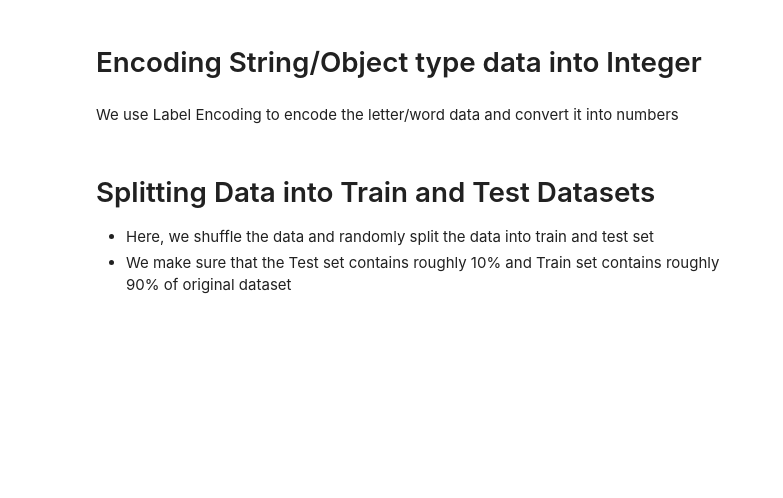
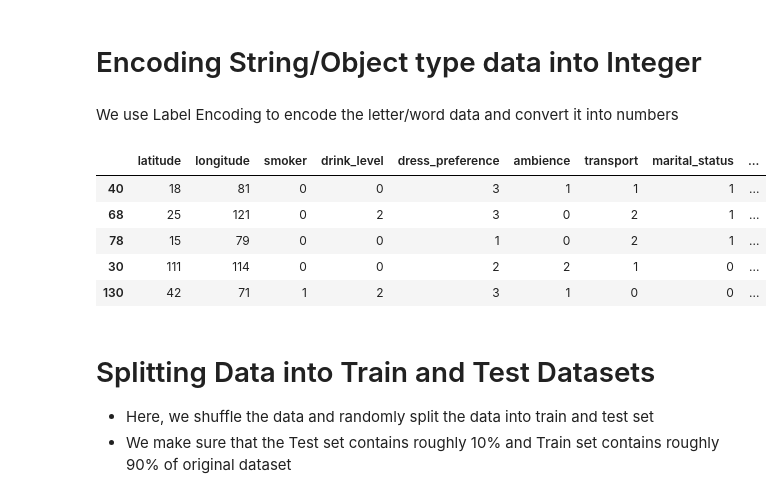
Before and after one commit to navneetkrc/Recommender_systems, a Jupyter notebook: Restaurant Recommender/Collaborative_Filtering_restaurants.ipynb, the cells around one changed output. Cells and saved outputs as stored; diff of their text form; code cells hidden in the pictures; blank space fills up the shorter version.

Commit message:
restaurant data

```diff
--- a/Restaurant Recommender/Collaborative_Filtering_restaurants.ipynb
+++ b/Restaurant Recommender/Collaborative_Filtering_restaurants.ipynb
@@ -303,6 +289,15 @@ data['color'] = le.fit_transform(data['color'])
 data['budget'] = le.fit_transform(data['budget'])
 data['longitude'] = le.fit_transform(data['longitude'])
 data['latitude'] = le.fit_transform(data['latitude'])
+# %%
+data.head() #This shows the transformed dataset
+# %% [output]
+|  | latitude | longitude | smoker | drink_level | dress_preference | ambience | transport | marital_status | ... |
+| 40 | 18 | 81 | 0 | 0 | 3 | 1 | 1 | 1 | ... |
+| 68 | 25 | 121 | 0 | 2 | 3 | 0 | 2 | 1 | ... |
+| 78 | 15 | 79 | 0 | 0 | 1 | 0 | 2 | 1 | ... |
+| 30 | 111 | 114 | 0 | 0 | 2 | 2 | 1 | 0 | ... |
+| 130 | 42 | 71 | 1 | 2 | 3 | 1 | 0 | 0 | ... |
 # %% [markdown]
 # Splitting Data into Train and Test Datasets
 - Here, we shuffle the data and randomly split the data into train and test set
```
Also changed, not shown: parts of 2 cells of this notebook.
